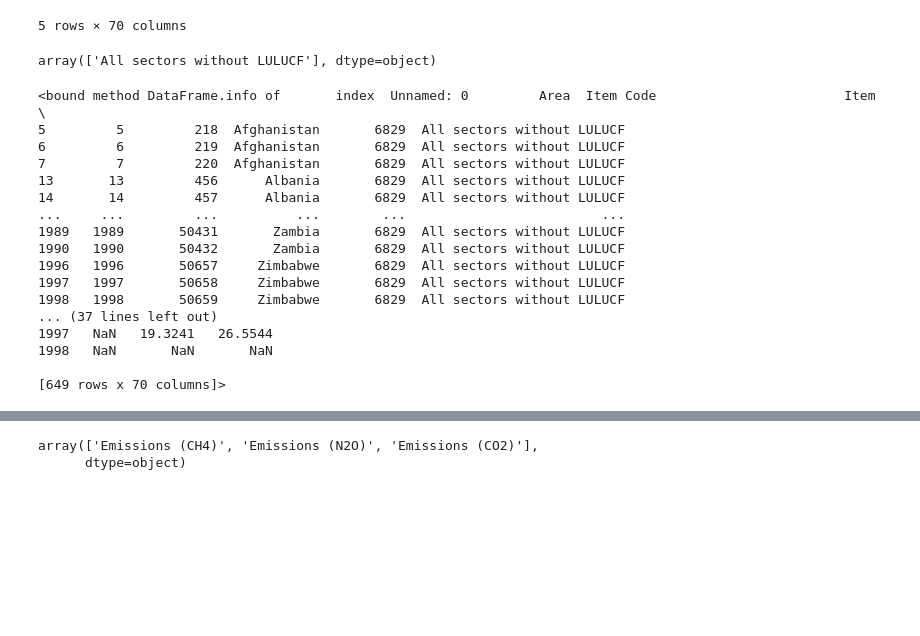
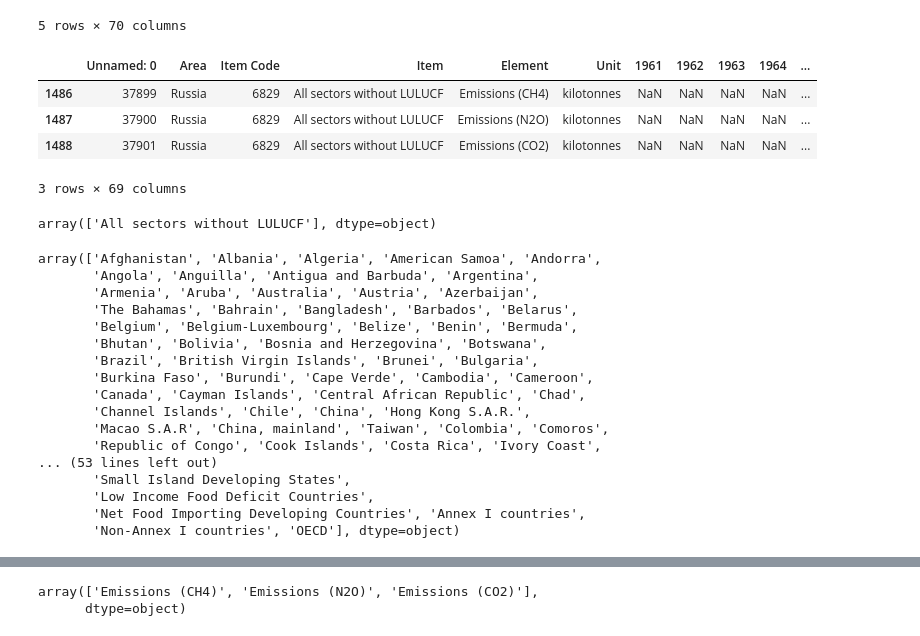
Before and after one commit to AdriPerse/climate-change, a Jupyter notebook: notebooks/Adri3.ipynb, the cells around one changed output, grey strips where cells are left out. Saved outputs shown, nothing was run; the diff lists cells and outputs as text; code cells hidden in the pictures; blank space fills up the shorter version.

```diff
--- a/notebooks/Adri3.ipynb
+++ b/notebooks/Adri3.ipynb
@@ -127,28 +127,36 @@ df2.head()
 | 13 | 13 | 456 | Albania | 6829 | All sectors without LULUCF | Emissions (CH4) | kilotonnes | NaN | NaN | NaN | ... |
 | 14 | 14 | 457 | Albania | 6829 | All sectors without LULUCF | Emissions (N2O) | kilotonnes | NaN | NaN | NaN | ... |
 5 rows × 70 columns
+# %%
+df2.loc[df2['Area']=="Russia"]
+# %% [output]
+|  | Unnamed: 0 | Area | Item Code | Item | Element | Unit | 1961 | 1962 | 1963 | 1964 | ... |
+| 1486 | 37899 | Russia | 6829 | All sectors without LULUCF | Emissions (CH4) | kilotonnes | NaN | NaN | NaN | NaN | ... |
+| 1487 | 37900 | Russia | 6829 | All sectors without LULUCF | Emissions (N2O) | kilotonnes | NaN | NaN | NaN | NaN | ... |
+| 1488 | 37901 | Russia | 6829 | All sectors without LULUCF | Emissions (CO2) | kilotonnes | NaN | NaN | NaN | NaN | ... |
+3 rows × 69 columns
 # %%
 df2.Item.unique()
 # %% [output]
 array(['All sectors without LULUCF'], dtype=object)
 # %%
 df2.drop(df2[df2['Item'] != 'All sectors without LULUCF'].index, inplace = True)
-df2.info
+df2.Area.unique()
 # %% [output]
-<bound method DataFrame.info of       index  Unnamed: 0         Area  Item Code                        Item  \
-5         5         218  Afghanistan       6829  All sectors without LULUCF
-6         6         219  Afghanistan       6829  All sectors without LULUCF
-7         7         220  Afghanistan       6829  All sectors without LULUCF
-13       13         456      Albania       6829  All sectors without LULUCF
-14       14         457      Albania       6829  All sectors without LULUCF
-...     ...         ...          ...        ...                         ...
-1989   1989       50431       Zambia       6829  All sectors without LULUCF
-1990   1990       50432       Zambia       6829  All sectors without LULUCF
-1996   1996       50657     Zimbabwe       6829  All sectors without LULUCF
-1997   1997       50658     Zimbabwe       6829  All sectors without LULUCF
-1998   1998       50659     Zimbabwe       6829  All sectors without LULUCF
-... (37 lines left out)
-1997   NaN   19.3241   26.5544
-1998   NaN       NaN       NaN
-
-[649 rows x 70 columns]>
+array(['Afghanistan', 'Albania', 'Algeria', 'American Samoa', 'Andorra',
+       'Angola', 'Anguilla', 'Antigua and Barbuda', 'Argentina',
+       'Armenia', 'Aruba', 'Australia', 'Austria', 'Azerbaijan',
+       'The Bahamas', 'Bahrain', 'Bangladesh', 'Barbados', 'Belarus',
+       'Belgium', 'Belgium-Luxembourg', 'Belize', 'Benin', 'Bermuda',
+       'Bhutan', 'Bolivia', 'Bosnia and Herzegovina', 'Botswana',
+       'Brazil', 'British Virgin Islands', 'Brunei', 'Bulgaria',
+       'Burkina Faso', 'Burundi', 'Cape Verde', 'Cambodia', 'Cameroon',
+       'Canada', 'Cayman Islands', 'Central African Republic', 'Chad',
+       'Channel Islands', 'Chile', 'China', 'Hong Kong S.A.R.',
+       'Macao S.A.R', 'China, mainland', 'Taiwan', 'Colombia', 'Comoros',
+       'Republic of Congo', 'Cook Islands', 'Costa Rica', 'Ivory Coast',
+... (53 lines left out)
+       'Small Island Developing States',
+       'Low Income Food Deficit Countries',
+       'Net Food Importing Developing Countries', 'Annex I countries',
+       'Non-Annex I countries', 'OECD'], dtype=object)
```
Also changed, not shown: parts of 22 cells of this notebook, 5 other files.
